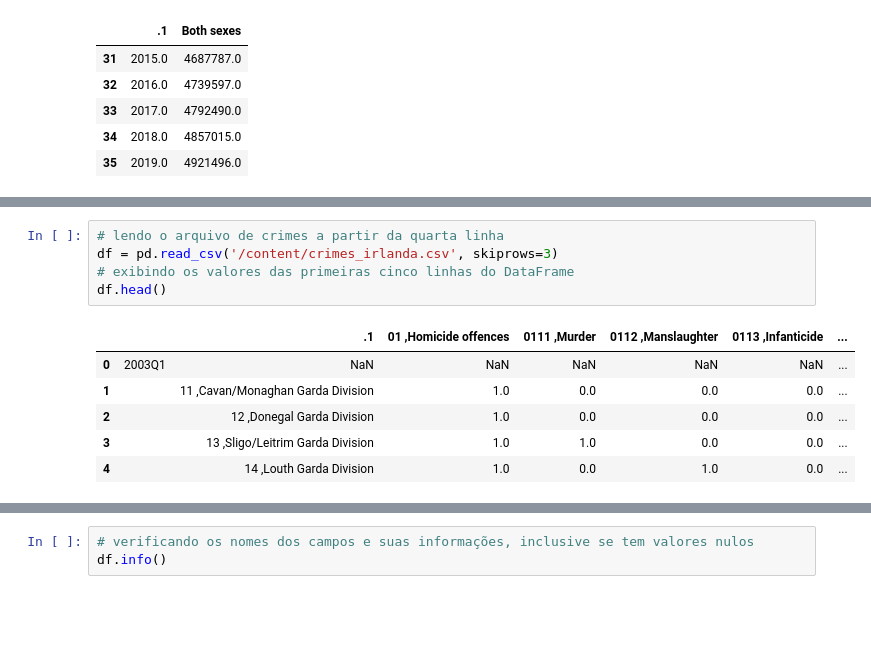
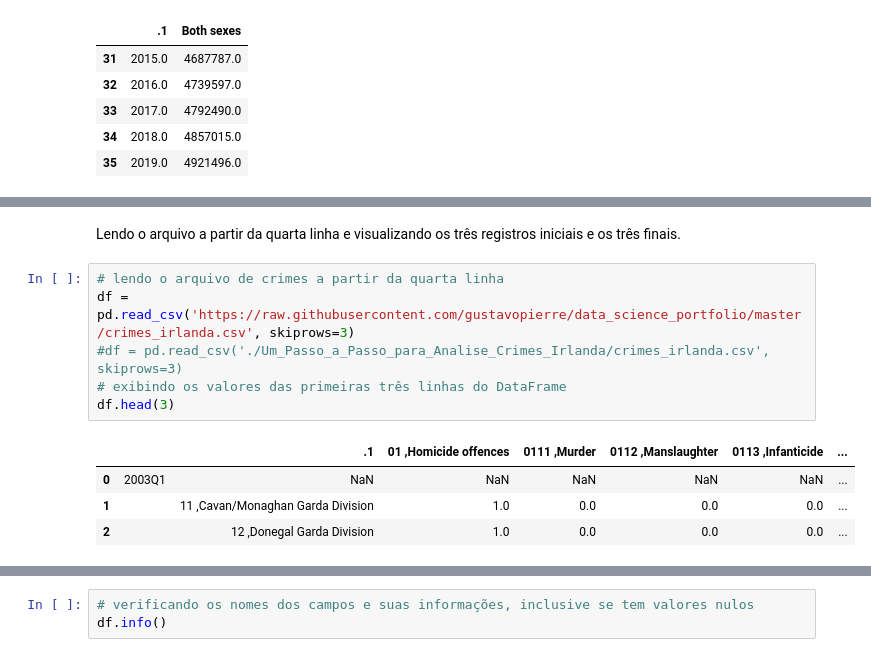
Before and after one commit to gustavopierre/data_science_portfolio, a Jupyter notebook: Um_Passo_a_Passo_Para_Analise_Crimes_na_Irlanda.ipynb, the cells around one changed output, grey strips where cells are left out. Drawn from its saved outputs; the diff is of its cells as text; blank space fills up the shorter version.

```diff
--- a/Um_Passo_a_Passo_Para_Analise_Crimes_na_Irlanda.ipynb
+++ b/Um_Passo_a_Passo_Para_Analise_Crimes_na_Irlanda.ipynb
@@ -235,14 +268,15 @@ Abrindo o arquivo em uma planilha ou editor de texto, podemos observar que as tr
 # %% [markdown]
 ![texto alternativo](https://github.com/gustavopierre/data_science_portfolio/blob/master/crimes_ireland_csv.gif?raw=true)
+# %% [markdown]
+Lendo o arquivo a partir da quarta linha e visualizando os três registros iniciais e os três finais.
 # %%
 # lendo o arquivo de crimes a partir da quarta linha
-df = pd.read_csv('/content/crimes_irlanda.csv', skiprows=3)
-# exibindo os valores das primeiras cinco linhas do DataFrame
-df.head()
+df = pd.read_csv('https://raw.githubusercontent.com/gustavopierre/data_science_portfolio/master/crimes_irlanda.csv', skiprows=3)
+#df = pd.read_csv('./Um_Passo_a_Passo_para_Analise_Crimes_Irlanda/crimes_irlanda.csv', skiprows=3)
+# exibindo os valores das primeiras três linhas do DataFrame
+df.head(3)
 # %% [output]
 |  |  | .1 | 01 ,Homicide offences | 0111 ,Murder | 0112 ,Manslaughter | 0113 ,Infanticide | ... |
 | 0 | 2003Q1 | NaN | NaN | NaN | NaN | NaN | ... |
 | 1 |  | 11 ,Cavan/Monaghan Garda Division | 1.0 | 0.0 | 0.0 | 0.0 | ... |
 | 2 |  | 12 ,Donegal Garda Division | 1.0 | 0.0 | 0.0 | 0.0 | ... |
-| 3 |  | 13 ,Sligo/Leitrim Garda Division | 1.0 | 1.0 | 0.0 | 0.0 | ... |
-| 4 |  | 14 ,Louth Garda Division | 1.0 | 0.0 | 1.0 | 0.0 | ... |
```
Also changed, not shown: parts of 113 cells of this notebook.
